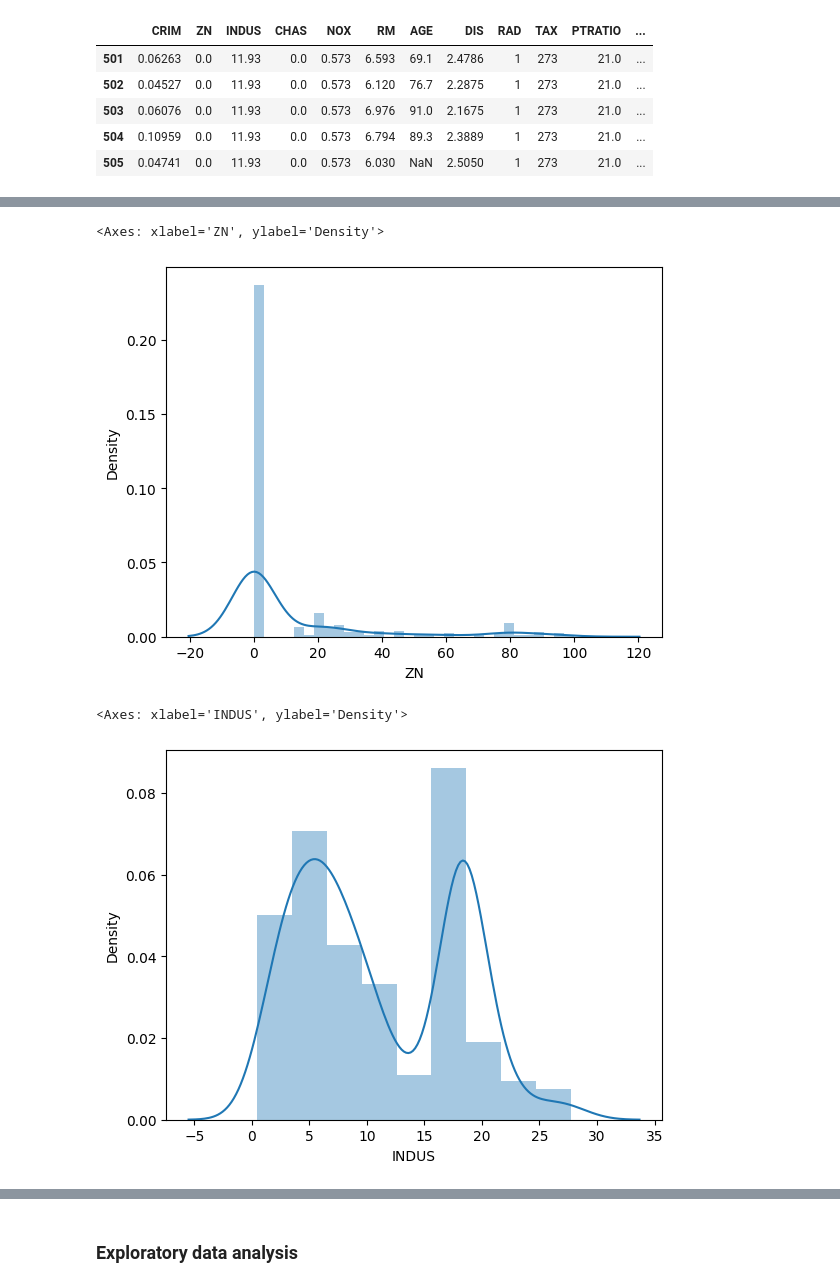
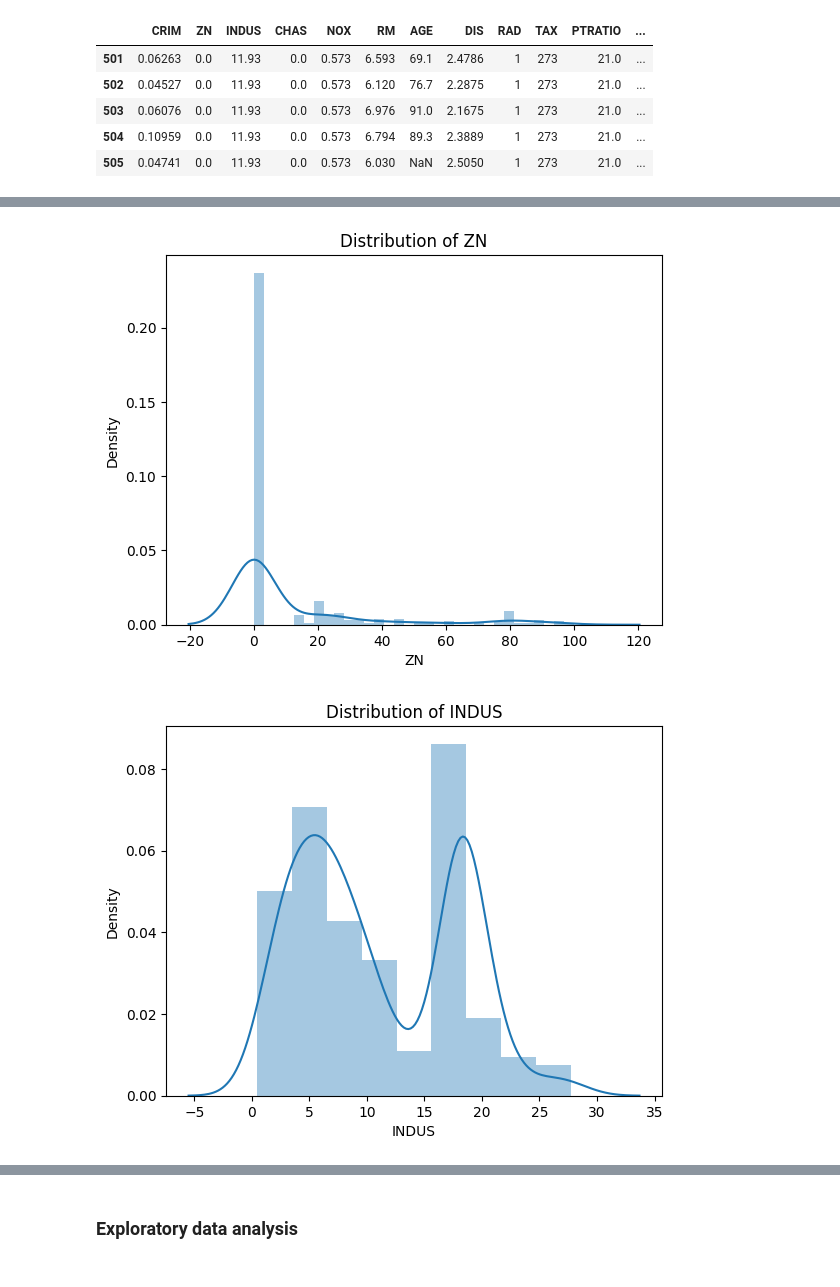
Before and after one commit to Vaibhav-153/boston-housing-ml-project, a Jupyter notebook: boston-housing-ml-project.ipynb, the cells around one changed output, grey strips where cells are left out. Saved outputs shown, nothing was run; the diff lists cells and outputs as text; code cells hidden in the pictures.

```diff
--- a/boston-housing-ml-project.ipynb
+++ b/boston-housing-ml-project.ipynb
@@ -148,11 +166,15 @@ plt.show()
 # %%
- sns.distplot(dataset["ZN"])
+sns.distplot(dataset["ZN"])
+plt.title("Distribution of ZN")
+plt.xlabel("ZN")
+plt.show()
 # %% [output]
-<Axes: xlabel='ZN', ylabel='Density'>
-[figure, old version]
+[figure, new version]
 # %%
- sns.distplot(dataset["INDUS"])
+sns.distplot(dataset["INDUS"])
+plt.title("Distribution of INDUS")
+plt.xlabel("INDUS")
+plt.show()
 # %% [output]
-<Axes: xlabel='INDUS', ylabel='Density'>
-[figure, old version]
+[figure, new version]
 # %%
```
Also changed, not shown: parts of 60 cells of this notebook, 3 other files.
